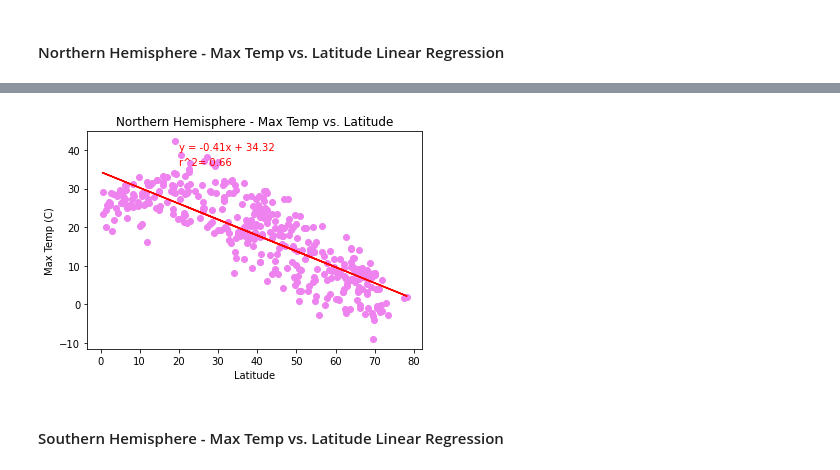
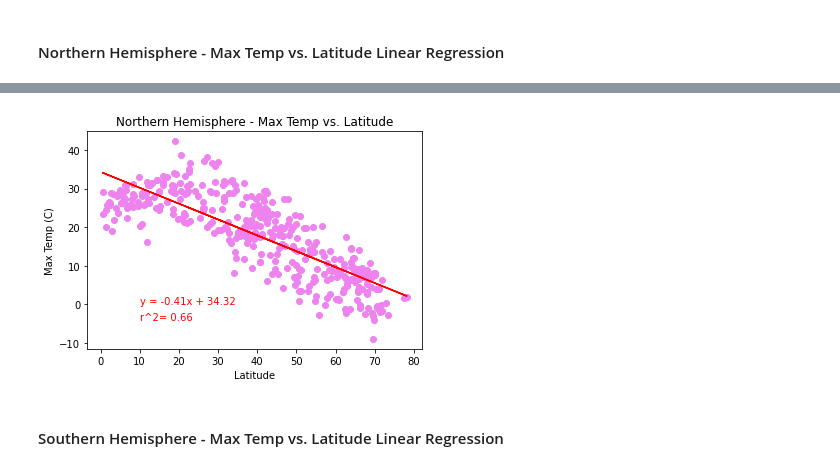
Before and after one commit to susanquiros/Python-api-challenge, a Jupyter notebook: WeatherPy/WeatherPy.ipynb, the cells around one changed output, grey strips where cells are left out. Saved outputs shown, nothing was run; the diff lists cells and outputs as text; code cells hidden in the pictures.

Commit message:
Regression for 2 hemispheres

```diff
--- a/WeatherPy/WeatherPy.ipynb
+++ b/WeatherPy/WeatherPy.ipynb
@@ -410,12 +411,12 @@ The r-value is: 0.46937863826630627
 # %%
 
-linear_regression(north_hemisphere['Latitude'],north_hemisphere['Max Temperature'],10,40)
+linear_regression(north_hemisphere['Latitude'],north_hemisphere['Max Temperature'],10,0)
 plt.xlabel("Latitude")
 plt.ylabel("Max Temp (C)")
 plt.title('Northern Hemisphere - Max Temp vs. Latitude')
-plt.savefig('Images/Northern_Linearregression.png')
+plt.savefig('Images/Northern_Linearregression_Maxtemp.png')
 plt.show()
 # %% [output]
-[figure, old version]
+[figure, new version]
 # %% [markdown]
 ####  Southern Hemisphere - Max Temp vs. Latitude Linear Regression
```
Also changed, not shown: parts of 23 cells of this notebook, 8 other files.
